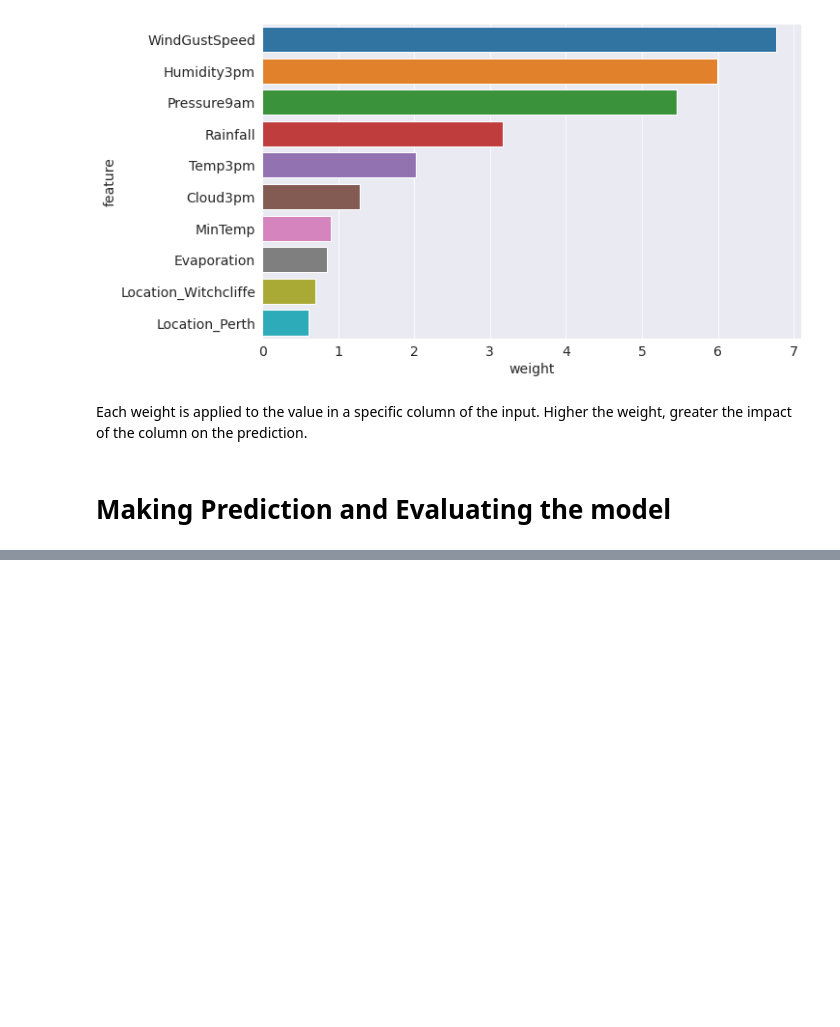
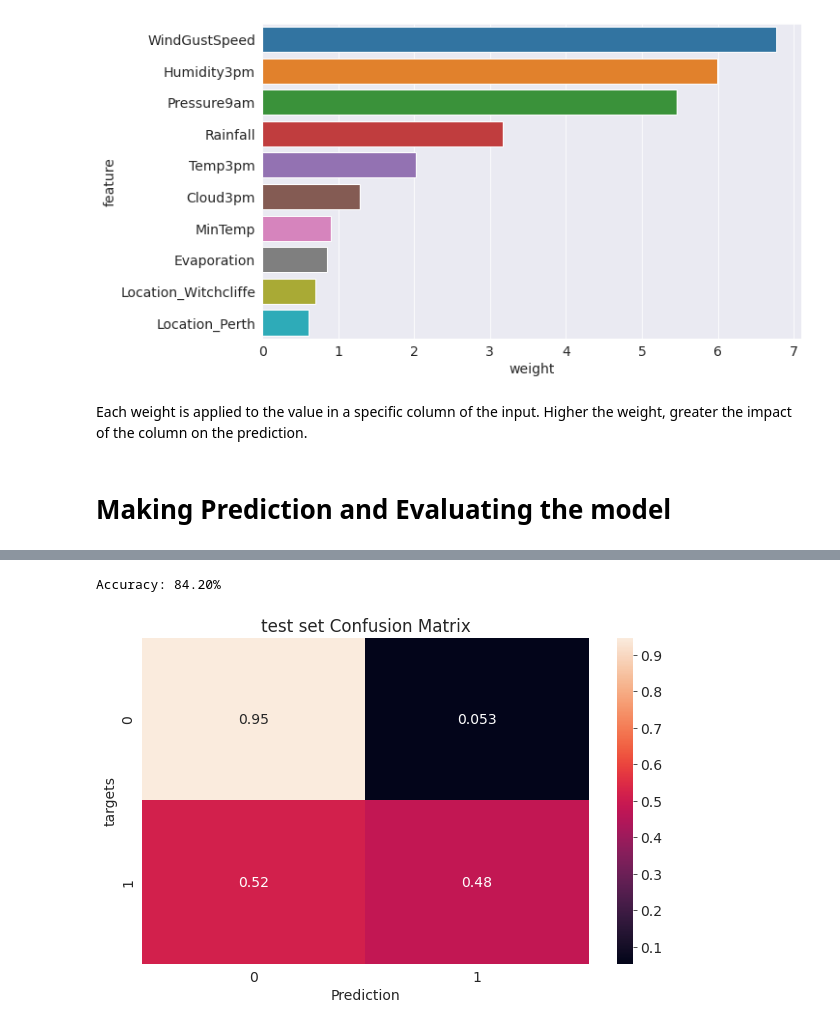
Before and after one commit to Kaushik896/Project_Logistic_Regression_Ranom_Forest, a Jupyter notebook: Logistic_Regression.ipynb, the cells around one changed output, grey strips where cells are left out. Saved outputs shown, nothing was run; the diff lists cells and outputs as text; code cells hidden in the pictures; blank space fills up the shorter version.

```diff
--- a/Logistic_Regression.ipynb
+++ b/Logistic_Regression.ipynb
@@ -301,0 +362,5 @@ Each weight is applied to the value in a specific column of the input. Higher th
+# %%
+test_preds = predict_plot(x_test, test_targets, 'test set')
+# %% [output]
+Accuracy: 84.20%
+[figure, added]
```
Also changed, not shown: parts of 23 cells of this notebook.
